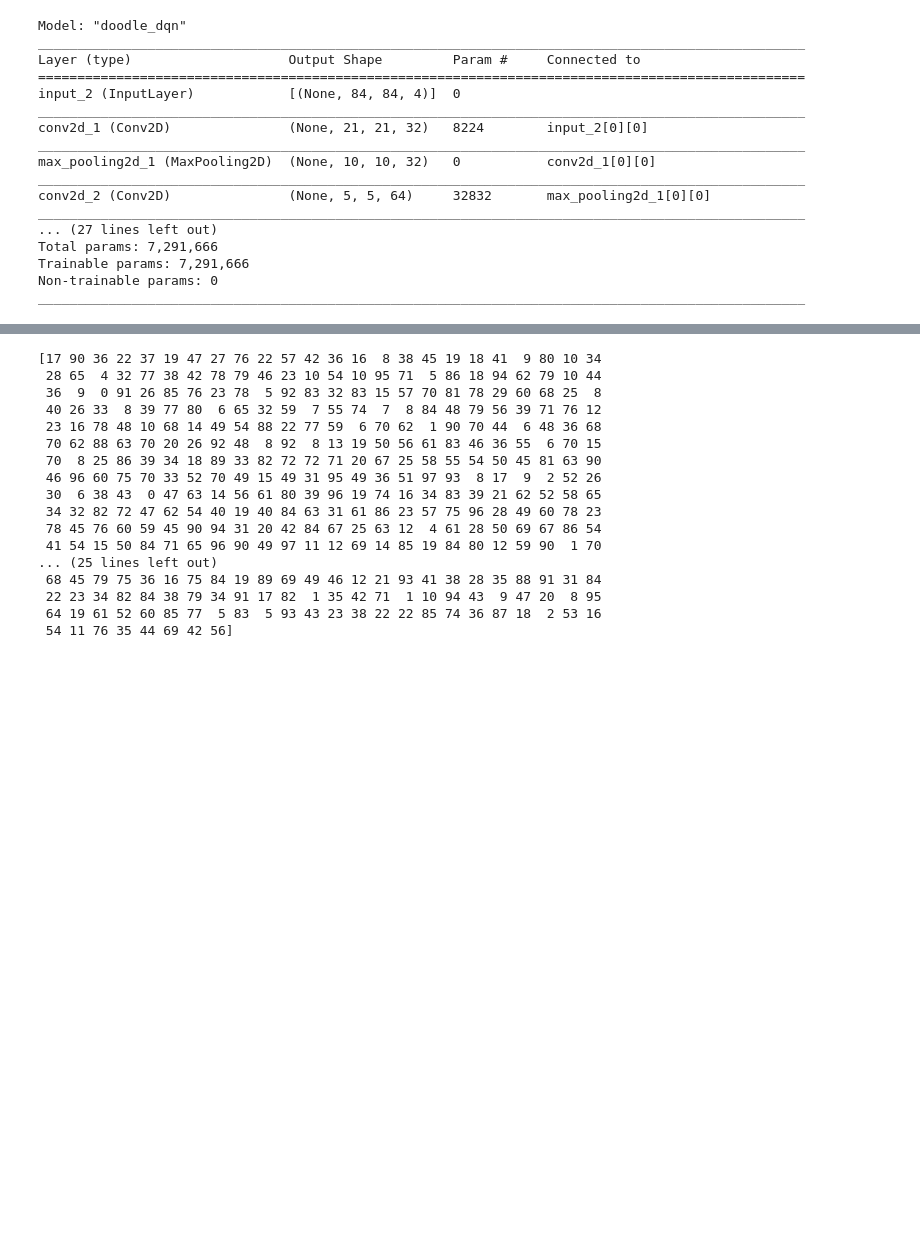
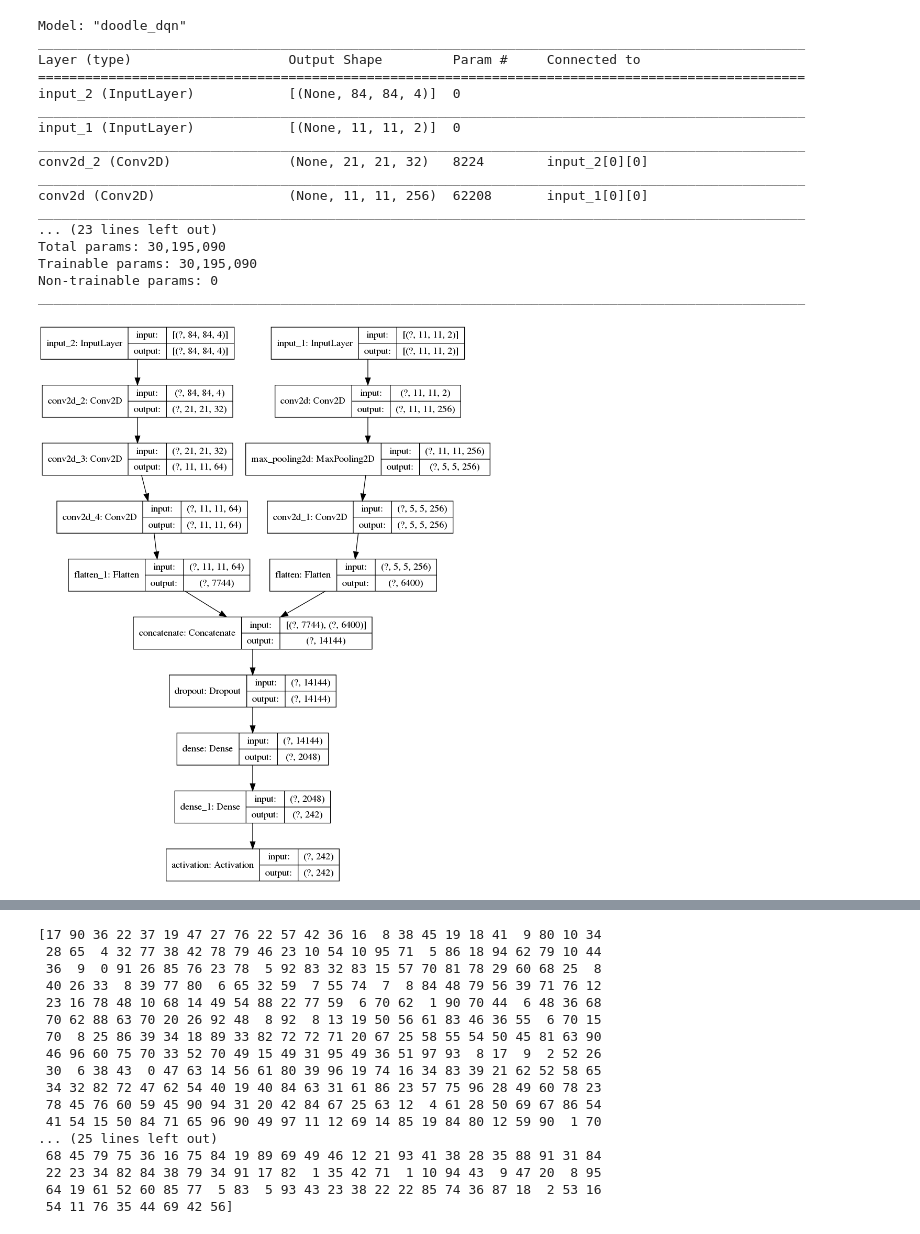
Before and after one commit to shrr98/sketching, a Jupyter notebook: coba.ipynb, the cells around one changed output, grey strips where cells are left out. Saved outputs shown, nothing was run; the diff lists cells and outputs as text; code cells hidden in the pictures; blank space fills up the shorter version.

Commit message:
larger model, RL done

```diff
--- a/coba.ipynb
+++ b/coba.ipynb
@@ -1,10 +1,10 @@
 # %%
-name = 'rsg_g2_angle2_edge_nostuck_penupstart3_jump1x41_rarependown_raregen'
+name = 'rsg2_morestroke_dropout2'
 model_path = 'model/' + name + ".h5"
 # %%
 import tensorflow as tf
 from tensorflow.keras import Sequential, Model
-from tensorflow.keras.layers import Conv2D, Flatten, Dense, Concatenate, Input, MaxPooling2D, Activation, Dropout, BatchNormalization
+from tensorflow.keras.layers import Conv2D, Flatten, Dense, Concatenate, Input, MaxPooling2D, GlobalAveragePooling2D, Activation, Dropout, BatchNormalization
 from tensorflow.keras.optimizers import Adam, SGD
 from tensorflow.keras.callbacks import ReduceLROnPlateau, EarlyStopping, TensorBoard
 import matplotlib.pyplot as plt
@@ -38,8 +38,8 @@ class DoodleSDQModel():
 
         x = Concatenate(axis=1)([x_global, x_local])
 
+        x = Dropout(.2)(x)
         x = Dense(2048, activation='relu')(x)
-        x = Dropout(.5)(x)
         x = Dense(self.output_size)(x)
         outputs = Activation("softmax") (x)
         return Model(inputs, outputs, name="doodle_dqn")
@@ -48,24 +48,28 @@ class DoodleSDQModel():
 
         x = Conv2D(32, (8,8), strides=(4,4), padding='same', activation='relu')(input)
         # x = Activation("relu")(x)
-        x = MaxPooling2D((2,2))(x)
+        # x = MaxPooling2D((2,2))(x)
 
         x = Conv2D(64, (4,4), strides=(2,2), padding='same', activation='relu')(x)
         # x = Activation("relu")(x)
-        x = MaxPooling2D((2,2))(x)
+        # x = MaxPooling2D((2,2))(x)
 
         x = Conv2D(64, (3,3), strides=(1,1), padding='same', activation='relu')(x)
         # x = Activation("relu")(x)
-        x = MaxPooling2D((2,2))(x)
+        # x = MaxPooling2D((2,2))(x)
 
         x = Flatten()(x)
 
         return x
 
     def _create_local_CNN(self, input):
-        x = Conv2D(128, (11,11), padding='same', activation='relu')(input)
+        x = Conv2D(256, (11,11), strides=(1,1), padding='same', activation='relu')(input)
+        x = MaxPooling2D((2,2))(x)
+
+        x = Conv2D(256, (3,3), strides=(1,1), padding='same', activation='relu')(x)
+        # x = MaxPooling2D((2,2))(x)
         # x = Activation("relu")(x)
-        x = MaxPooling2D((2,2))(x)
+        # x = GlobalAveragePooling2D()(x)
 
         x = Flatten()(x)
         return x
@@ -86,7 +90,7 @@ class DoodleSDQModel():
                                       validation_steps= len(validation_data),\
                                       epochs=epochs, \
                                       initial_epoch=init_epoch,\
-                                      callbacks=[reduce_lr, tensorboard, early_stopping], \
+                                      callbacks=[reduce_lr, tensorboard], \
 #                                       class_weight=self.class_weight, \
                                       verbose=1)
 
@@ -162,19 +181,21 @@ Layer (type)                    Output Shape         Param #     Connected to
 ==================================================================================================
 input_2 (InputLayer)            [(None, 84, 84, 4)]  0
 __________________________________________________________________________________________________
-conv2d_1 (Conv2D)               (None, 21, 21, 32)   8224        input_2[0][0]
+input_1 (InputLayer)            [(None, 11, 11, 2)]  0
 __________________________________________________________________________________________________
-max_pooling2d_1 (MaxPooling2D)  (None, 10, 10, 32)   0           conv2d_1[0][0]
+conv2d_2 (Conv2D)               (None, 21, 21, 32)   8224        input_2[0][0]
 __________________________________________________________________________________________________
-conv2d_2 (Conv2D)               (None, 5, 5, 64)     32832       max_pooling2d_1[0][0]
+conv2d (Conv2D)                 (None, 11, 11, 256)  62208       input_1[0][0]
 __________________________________________________________________________________________________
-... (27 lines left out)
-Total params: 7,291,666
-Trainable params: 7,291,666
+... (23 lines left out)
+Total params: 30,195,090
+Trainable params: 30,195,090
 Non-trainable params: 0
 __________________________________________________________________________________________________
 # %%
-# from tensorflow import keras
+from tensorflow import keras
 
-# keras.utils.plot_model(model1.model, "doodle_sdq_maxpool.png", show_shapes=True)
+keras.utils.plot_model(model1.model, "doodle_sdq_maxpool.png", show_shapes=True)
+# %% [output]
+[figure, added]
 # %%
```
Also changed, not shown: parts of 12 cells of this notebook, 7 other files.
